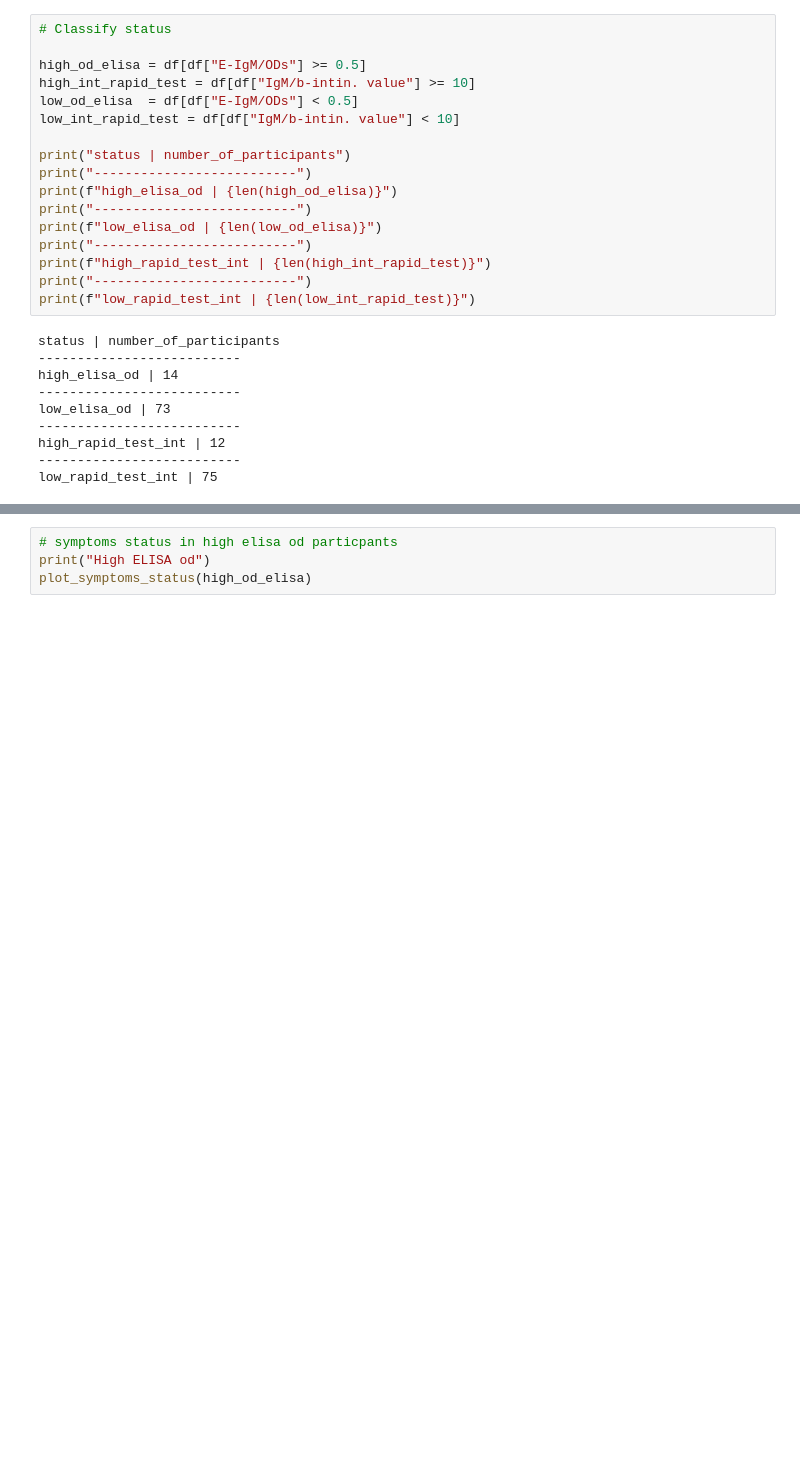
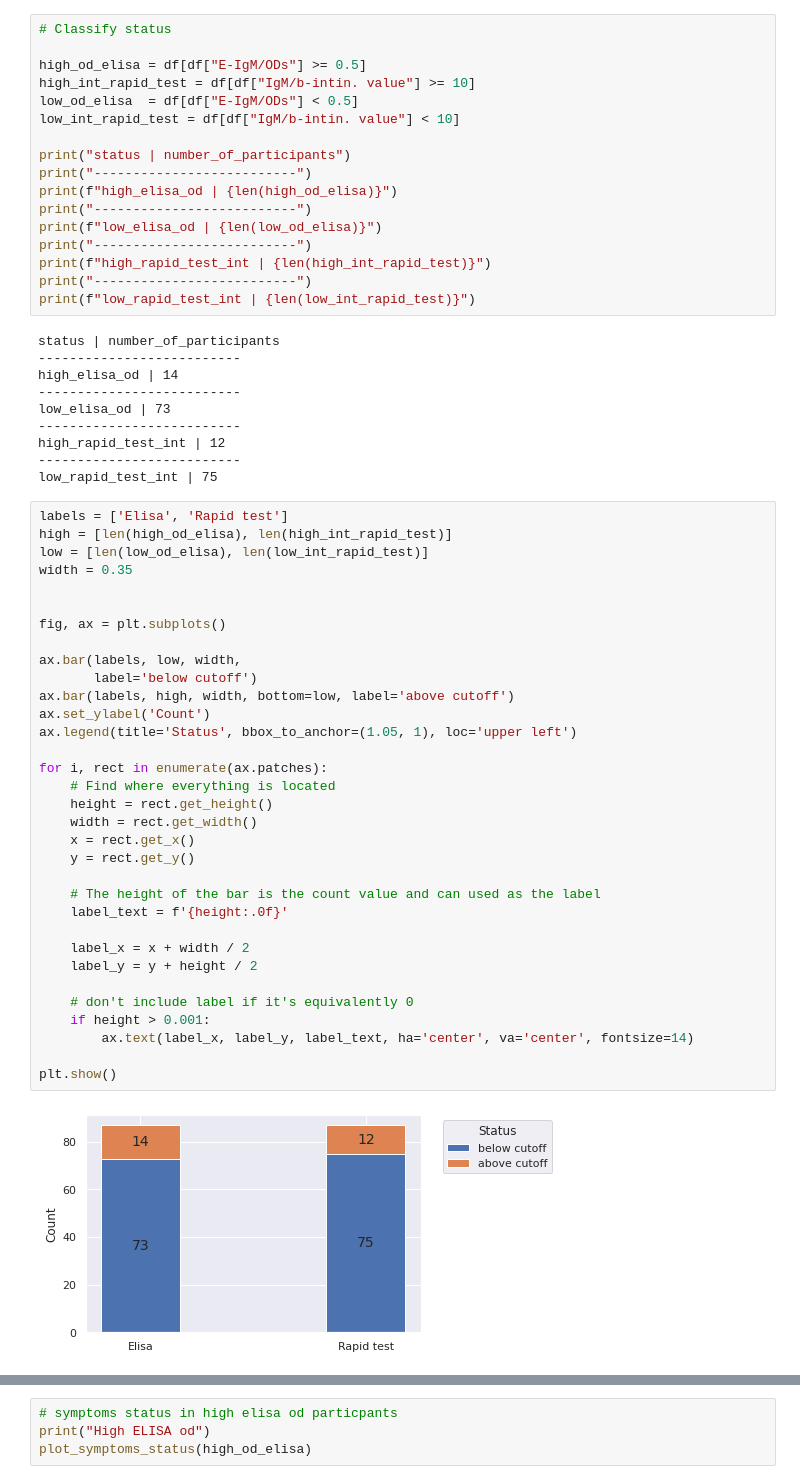
Before and after one commit to fasemoreakinyemi/2021-09-23-Digital_Cooperation_Fellowship_Project, a Jupyter notebook: analysis_folder/incidence_of_symptoms_analysis.ipynb, the cells around one changed output, grey strips where cells are left out. Drawn from its saved outputs; the diff is of its cells as text; blank space fills up the shorter version.

```diff
--- a/analysis_folder/incidence_of_symptoms_analysis.ipynb
+++ b/analysis_folder/incidence_of_symptoms_analysis.ipynb
@@ -87,6 +88,41 @@ low_elisa_od | 73
 high_rapid_test_int | 12
 --------------------------
 low_rapid_test_int | 75
+# %%
+labels = ['Elisa', 'Rapid test']
+high = [len(high_od_elisa), len(high_int_rapid_test)]
+low = [len(low_od_elisa), len(low_int_rapid_test)]
+width = 0.35
+
+
+fig, ax = plt.subplots()
+
+ax.bar(labels, low, width,
+       label='below cutoff')
+ax.bar(labels, high, width, bottom=low, label='above cutoff')
+ax.set_ylabel('Count')
+ax.legend(title='Status', bbox_to_anchor=(1.05, 1), loc='upper left')
+
+for i, rect in enumerate(ax.patches):
+    # Find where everything is located
+    height = rect.get_height()
+    width = rect.get_width()
+    x = rect.get_x()
+    y = rect.get_y()
+
+    # The height of the bar is the count value and can used as the label
+    label_text = f'{height:.0f}'
+
+    label_x = x + width / 2
+    label_y = y + height / 2
+
+    # don't include label if it's equivalently 0
+    if height > 0.001:
+        ax.text(label_x, label_y, label_text, ha='center', va='center', fontsize=14)
+
+plt.show()
+# %% [output]
+[figure, added]
 # %%
 def plot_symptoms_status(df_slice):
     count_dict = dict(df_slice["symptoms_presence"].value_counts())
```
Also changed, not shown: parts of 13 cells of this notebook.
